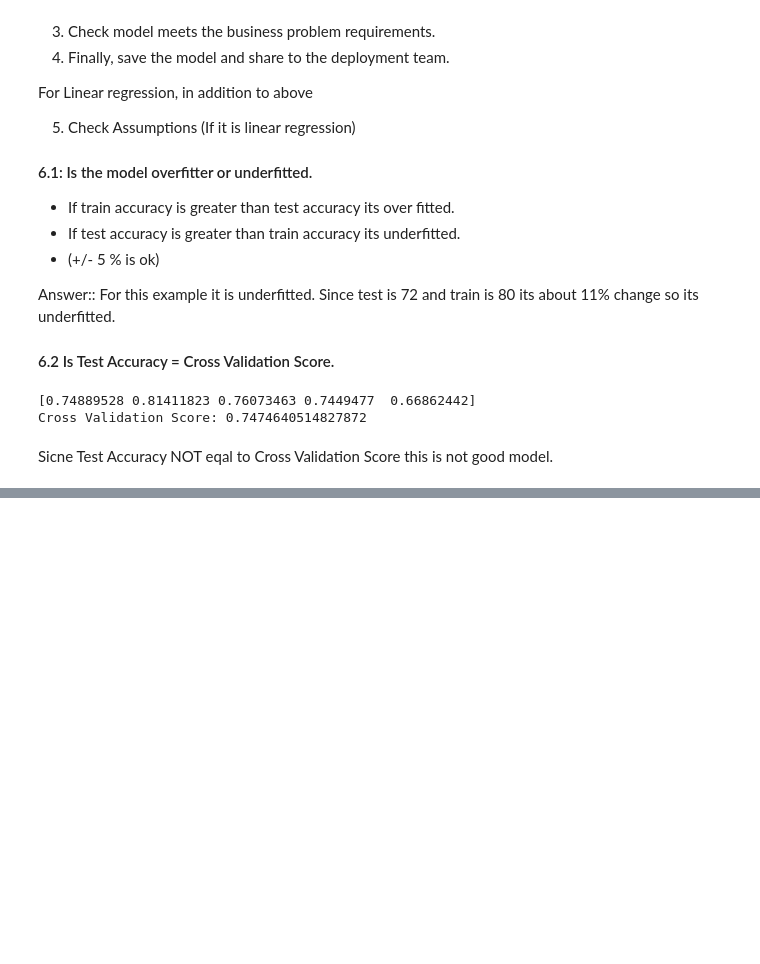
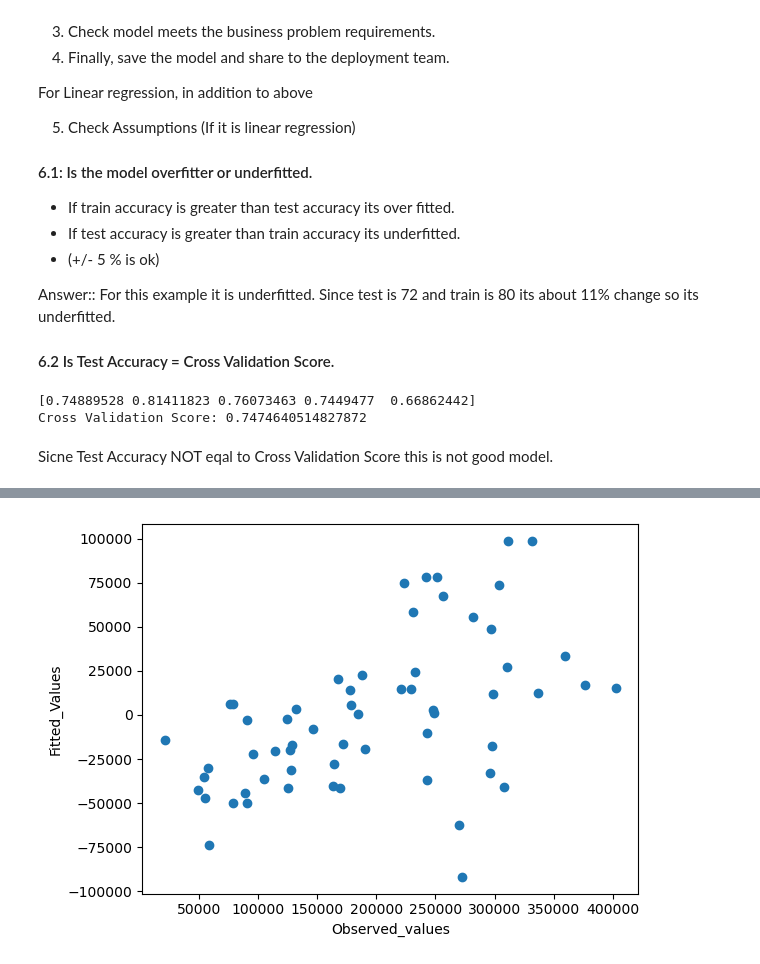
Before and after one commit to jeevan-puli/101-Days-of-Learning-Data-Science, a Jupyter notebook: Machine_Learning/Regression/Simple_Linear_Regression(sample_project).ipynb, the cells around one changed output, grey strips where cells are left out. Cells and saved outputs as stored; diff of their text form; code cells hidden in the pictures; blank space fills up the shorter version.

```diff
--- a/Machine_Learning/Regression/Simple_Linear_Regression(sample_project).ipynb
+++ b/Machine_Learning/Regression/Simple_Linear_Regression(sample_project).ipynb
@@ -258,0 +269,9 @@ Sicne  Test Accuracy NOT eqal to Cross Validation Score this is not good model.
+# %%
+test_res = y_test - test_predictions
+# %%
+plt.scatter(y_test, test_res)
+plt.xlabel("Observed_values")
+plt.ylabel("Fitted_Values")
+plt.show()
+# %% [output]
+[figure, added]
```
Also changed, not shown: parts of 16 cells of this notebook, 2 other files.
